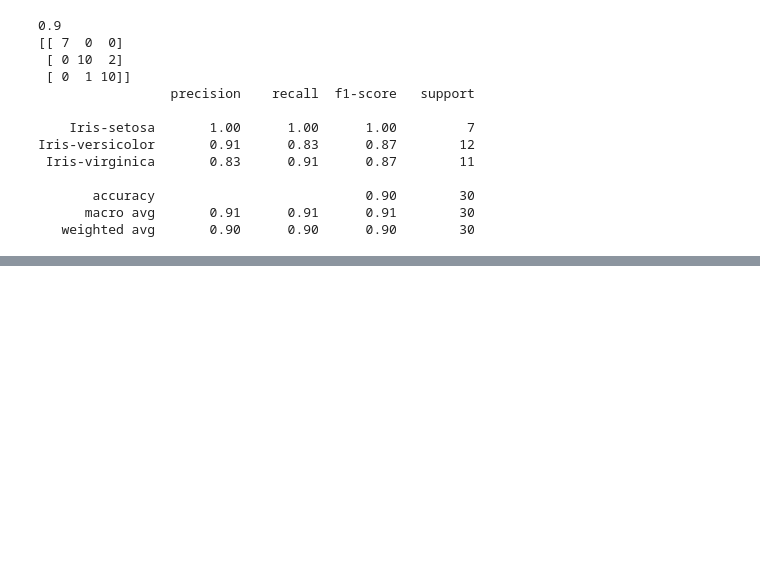
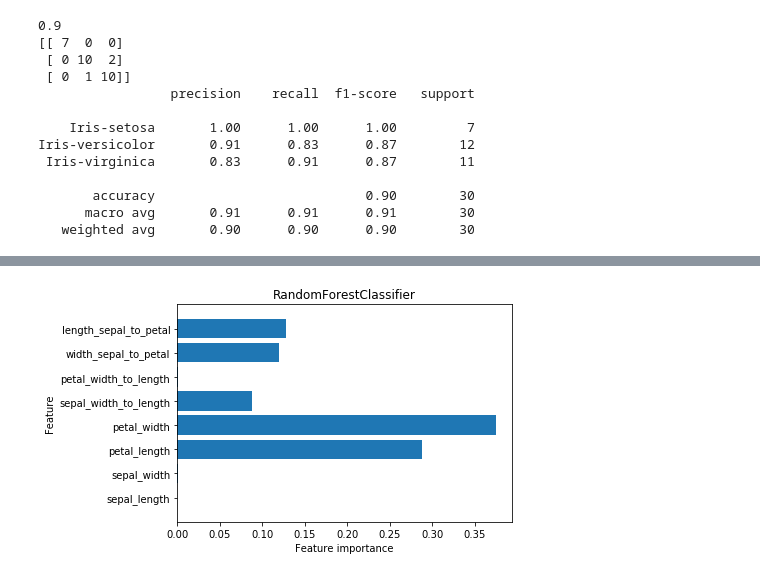
Before and after one commit to Ashur59/DSDJ-Homeworks, a Jupyter notebook: HW2.ipynb, the cells around one changed output, grey strips where cells are left out. Saved outputs shown, nothing was run; the diff lists cells and outputs as text; code cells hidden in the pictures; blank space fills up the shorter version.

```diff
--- a/HW2.ipynb
+++ b/HW2.ipynb
@@ -590,0 +747,5 @@ Best cross-validation score: 0.975
+# %%
+rf = RandomForestClassifier(max_depth=3, max_features=8, n_jobs=-1)
+plot_feature_importances(rf)
+# %% [output]
+[figure, added]
```
Also changed, not shown: parts of 27 cells of this notebook.
